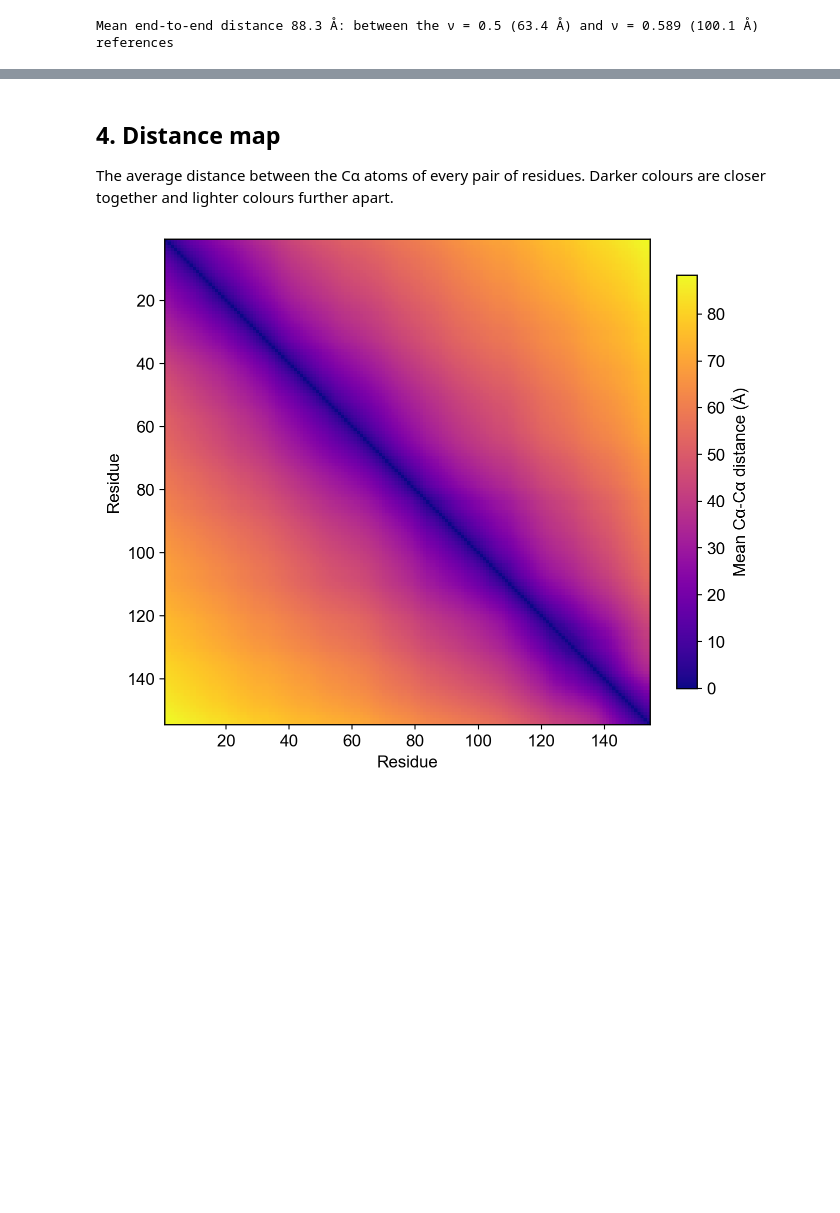
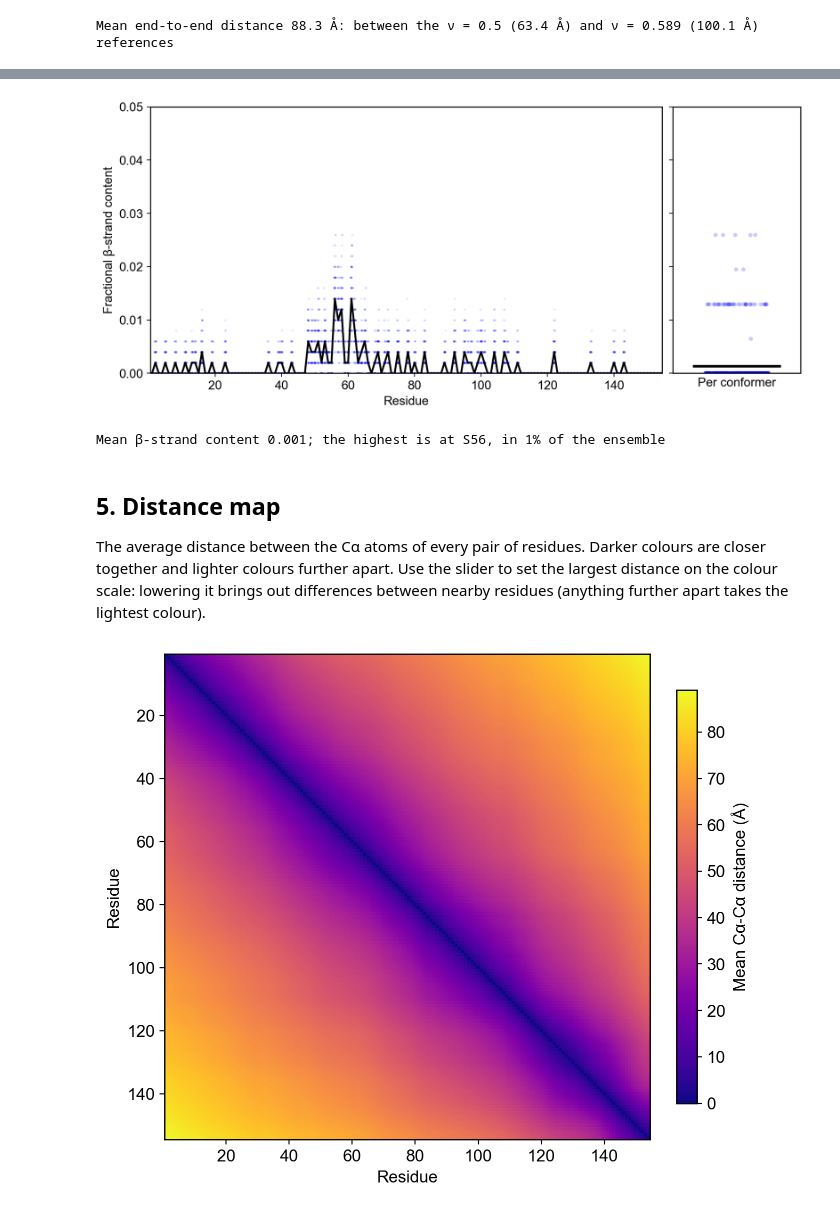
Before and after one commit to holehouse-lab/soursop, a Jupyter notebook: ped-resources/ped_ensemble_characterisation.ipynb, the cells around one changed output, grey strips where cells are left out. Cells and saved outputs as stored; diff of their text form; code cells hidden in the pictures; blank space fills up the shorter version.

```diff
--- a/ped-resources/ped_ensemble_characterisation.ipynb
+++ b/ped-resources/ped_ensemble_characterisation.ipynb
@@ -805,7 +1107,13 @@ Mean helicity 0.070; the most helical residue is L129, helical in 72% of the ens
+# %%
+# @title Plot the β-strand content
+plot_beta_content(ensemble, save=SAVE_FIGURES)
+# %% [output]
+[figure, added]
+Mean β-strand content 0.001; the highest is at S56, in 1% of the ensemble
 # %% [markdown]
-## 4. Distance map
+## 5. Distance map
 
-The average distance between the Cα atoms of every pair of residues. Darker colours are closer together and lighter colours further apart.
+The average distance between the Cα atoms of every pair of residues. Darker colours are closer together and lighter colours further apart. Use the slider to set the largest distance on the colour scale: lowering it brings out differences between nearby residues (anything further apart takes the lightest colour).
 # %%
 # @title Plot the distance map
 plot_distance_map(ensemble, save=SAVE_FIGURES)
```
Also changed, not shown: parts of 15 cells of this notebook, 2 other files.
